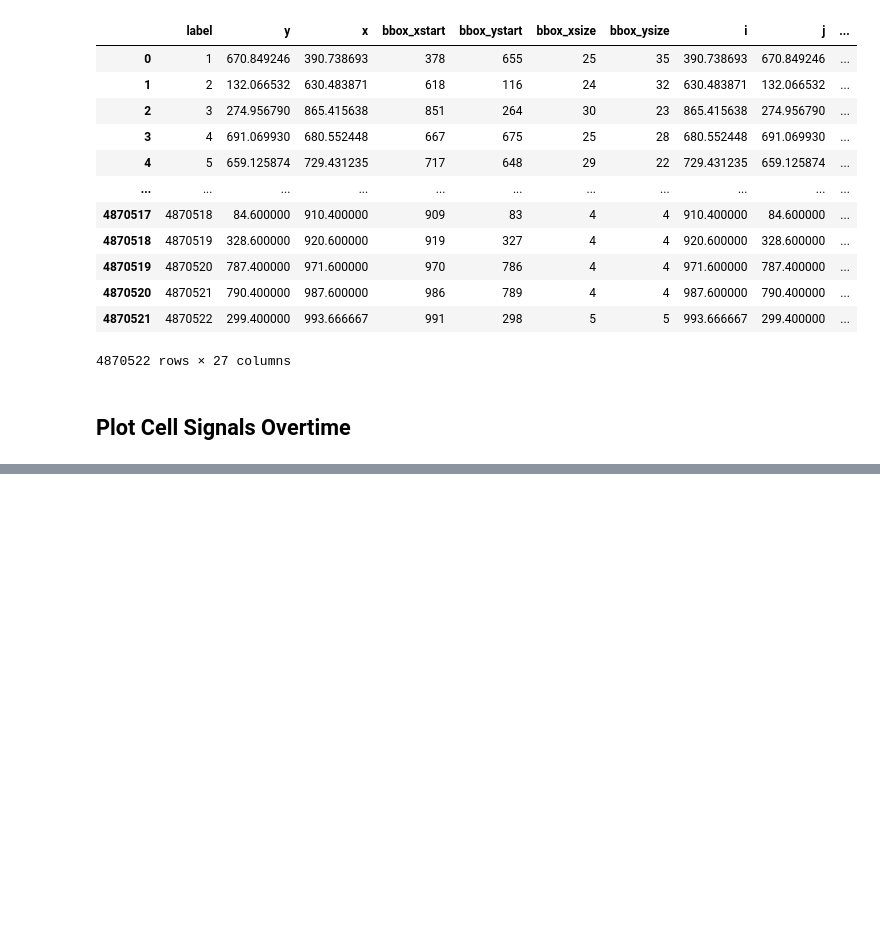
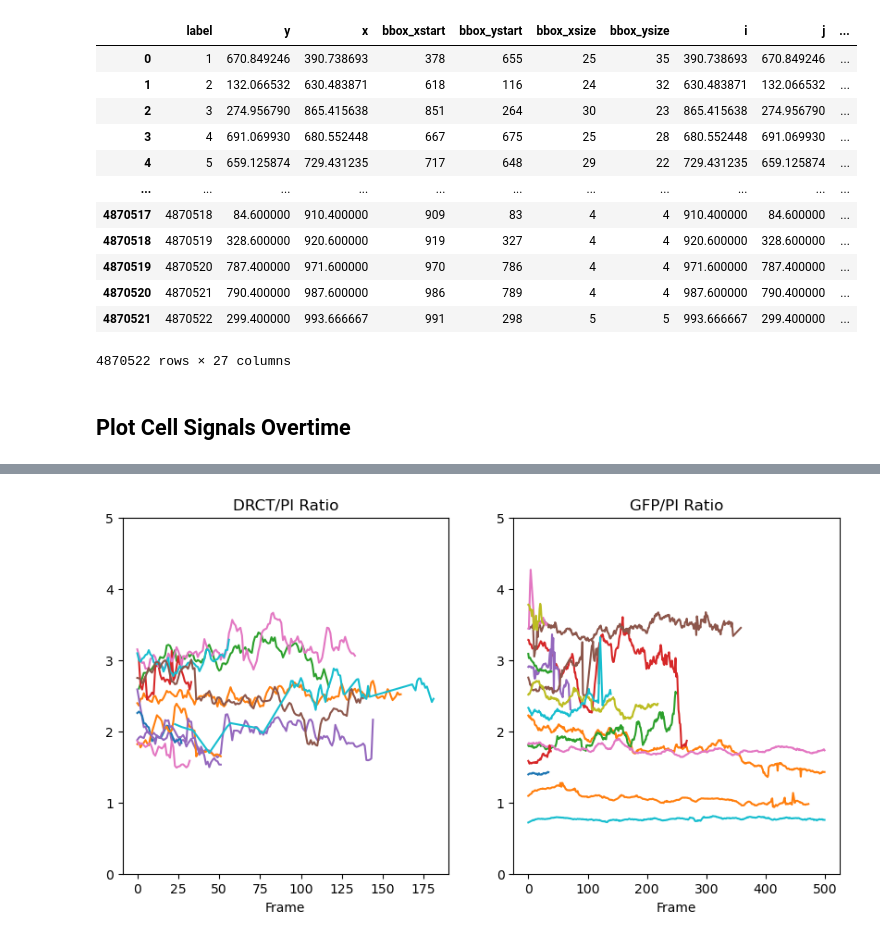
Before and after one commit to bpi-oxford/Cytotoxicity-Pipeline, a Jupyter notebook: notebooks/example_5.ipynb, the cells around one changed output, grey strips where cells are left out. Cells and saved outputs as stored; diff of their text form; code cells hidden in the pictures; blank space fills up the shorter version.

```diff
--- a/notebooks/example_5.ipynb
+++ b/notebooks/example_5.ipynb
@@ -381,0 +382,21 @@ axs[5].set_ylim([-1000,1000])
+# %%
+fig, axs = plt.subplots(1,2,figsize=(10,5))
+
+for t_id in tqdm(range(20)):
+    single_tcell_df = tracks_df_filtered_tcell.loc[tracks_df_filtered_tcell["track_id"]==t_id]
+    single_tcell_df = single_tcell_df.sort_values(by=["frame"])
+
+    axs[0].plot(single_tcell_df["frame"],single_tcell_df["mean"]/single_tcell_df["pi_mean"])
+    axs[0].set_title("DRCT/PI Ratio")
+    axs[0].set_xlabel("Frame")
+    axs[0].set_ylim([0,5])
+
+    single_cancer_df = tracks_df_filtered_cancer.loc[tracks_df_filtered_cancer["track_id"]==t_id]
+    single_cancer_df = single_cancer_df.sort_values(by=["frame"])
+
+    axs[1].plot(single_cancer_df["frame"],single_cancer_df["mean"]/single_cancer_df["pi_mean"])
+    axs[1].set_title("GFP/PI Ratio")
+    axs[1].set_xlabel("Frame")
+    axs[1].set_ylim([0,5])
+# %% [output]
+[figure, added]
```
Also changed, not shown: parts of 1 cell of this notebook, 1 other file.
